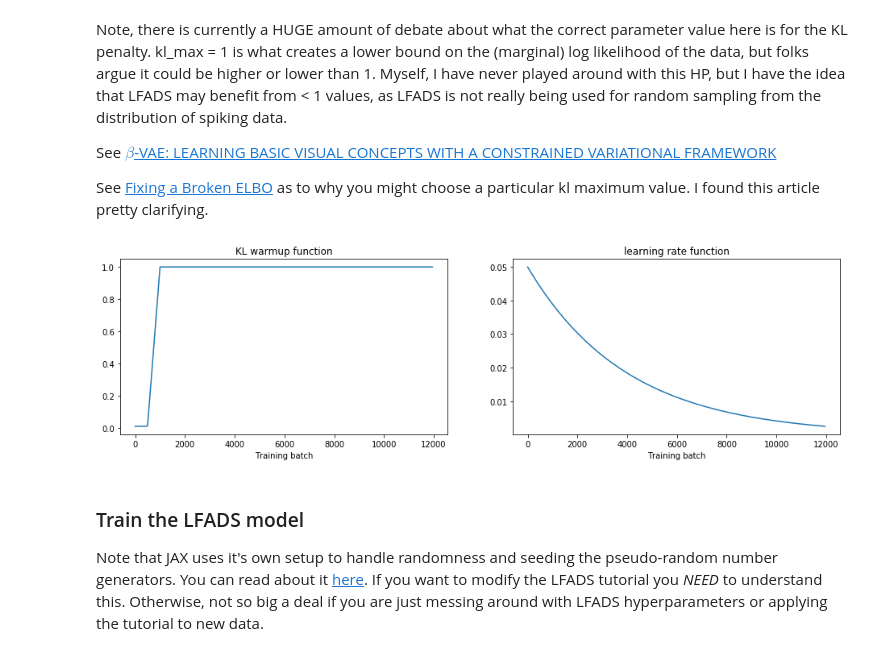
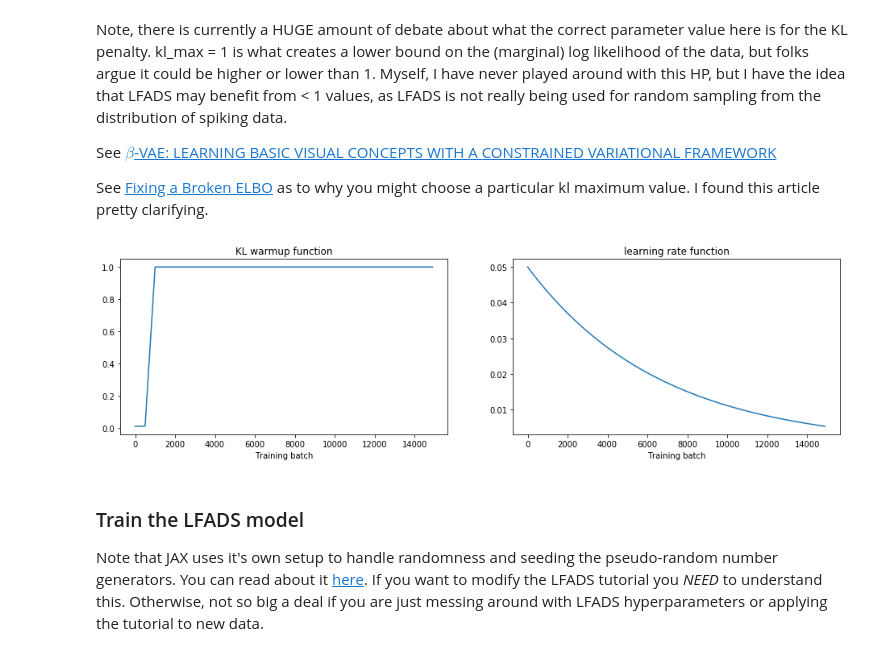
Before and after one commit to google-research/computation-thru-dynamics, a Jupyter notebook: notebooks/LFADS Tutorial.ipynb, the cells around one changed output. Cells and saved outputs as stored; diff of their text form; code cells hidden in the pictures.

```diff
--- a/notebooks/LFADS Tutorial.ipynb
+++ b/notebooks/LFADS Tutorial.ipynb
@@ -270,12 +315,12 @@ lfads_hps = {'data_dim' : data_dim, 'ntimesteps' : ntimesteps,
 # %% [markdown]
 #### LFADS Optimization hyperparameters
 # %%
-num_batches = 12000         # how many batches do we train
-print_every = 50            # give information every so often
+num_batches = 15000         # how many batches do we train
+print_every = 100            # give information every so often
 
 # Learning rate HPs
 step_size = 0.05            # initial learning rate
-decay_factor = 0.99975      # learning rate decay param
+decay_factor = 0.99985      # learning rate decay param
 decay_steps = 1             # learning rate decay param
 
 # Regularization HPs
@@ -325,22 +370,22 @@ assert num_batches >= print_every and num_batches % print_every == 0
 # %%
 # Plot the warmup function and the learning rate decay function.
 plt.figure(figsize=(16,4))
 plt.subplot(121)
 x = onp.arange(0, num_batches, print_every)
 kl_warmup_fun = get_kl_warmup_fun(lfads_opt_hps)
-plt.plot(x, [kl_warmup_fun(i) for i in onp.arange(1,lfads_opt_hps['num_batches'],50)]);
+plt.plot(x, [kl_warmup_fun(i) for i in onp.arange(1,lfads_opt_hps['num_batches'], print_every)]);
 plt.title('KL warmup function')
 plt.xlabel('Training batch');
 
 plt.subplot(122)
 decay_fun = optimizers.exponential_decay(lfads_opt_hps['step_size'],
                                          lfads_opt_hps['decay_steps'],
                                          lfads_opt_hps['decay_factor'])
-plt.plot(x, [decay_fun(i) for i in range(1, lfads_opt_hps['num_batches'], 50)]);
+plt.plot(x, [decay_fun(i) for i in range(1, lfads_opt_hps['num_batches'], print_every)]);
 plt.title('learning rate function')
 plt.xlabel('Training batch');
 # %% [output]
-[figure, old version]
+[figure, new version]
 # %% [markdown]
 ### Train the LFADS model
 
```
Also changed, not shown: parts of 27 cells of this notebook, 1 other file.
